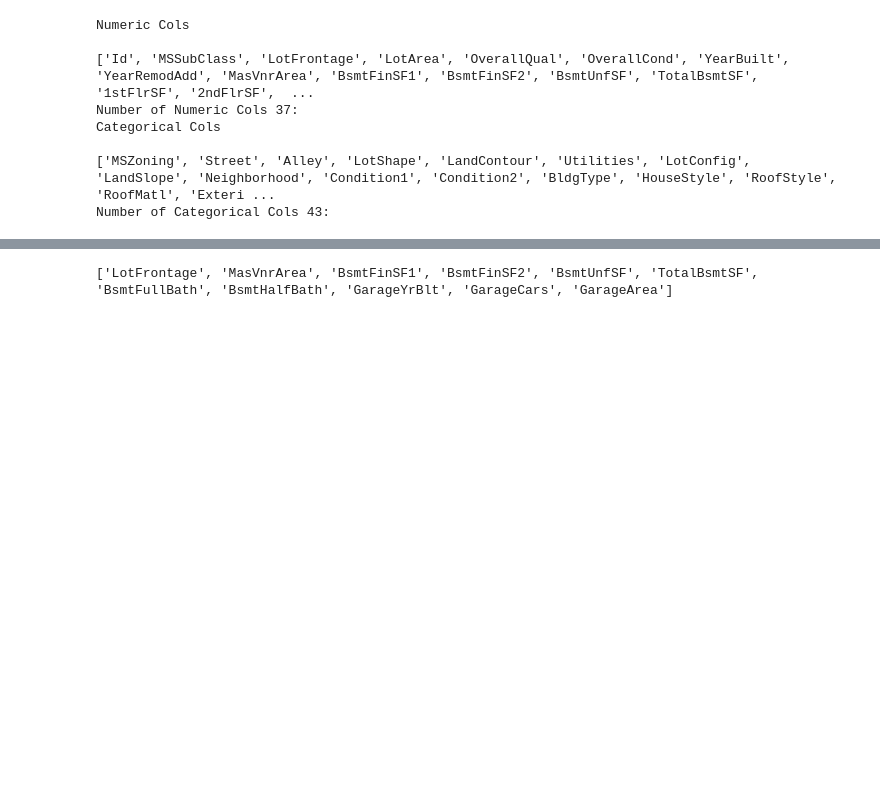
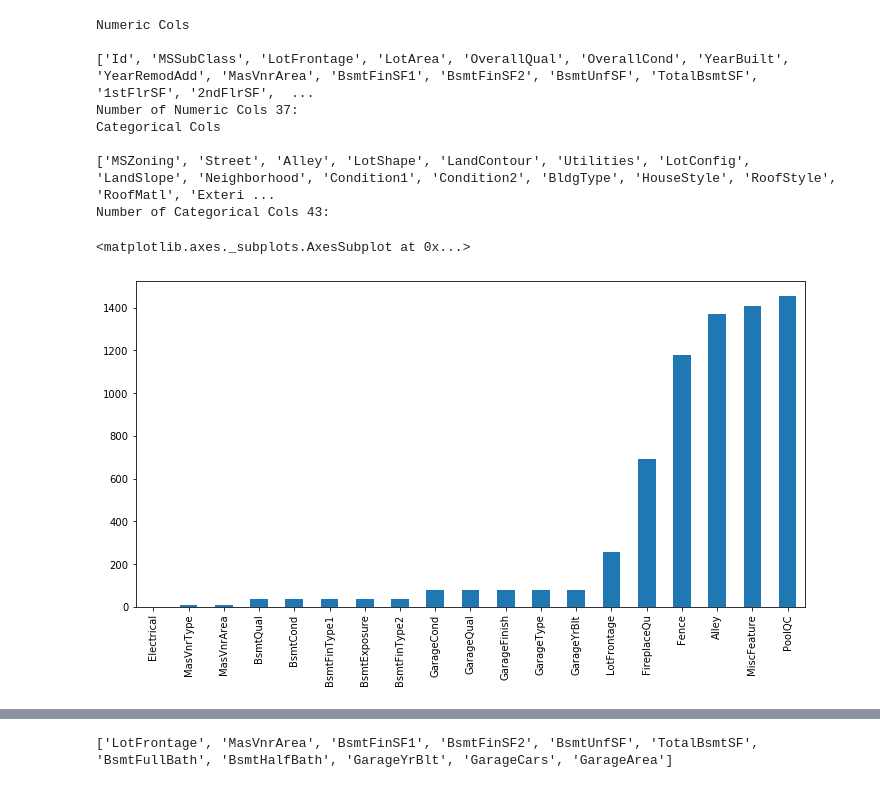
Before and after one commit to boubinmj/housing, a Jupyter notebook: housing.ipynb, the cells around one changed output, grey strips where cells are left out. Cells and saved outputs as stored; diff of their text form; code cells hidden in the pictures; blank space fills up the shorter version.

```diff
--- a/housing.ipynb
+++ b/housing.ipynb
@@ -36,8 +36,11 @@ Categorical Cols
 ['MSZoning', 'Street', 'Alley', 'LotShape', 'LandContour', 'Utilities', 'LotConfig', 'LandSlope', 'Neighborhood', 'Condition1', 'Condition2', 'BldgType', 'HouseStyle', 'RoofStyle', 'RoofMatl', 'Exteri ...
 Number of Categorical Cols 43:
 # %%
-missing = df_train.isnull().sum()
+missing = train.isnull().sum()
 missing = missing[missing > 0]
 missing.sort_values(inplace=True)
 missing.plot.bar()
+# %% [output]
+<matplotlib.axes._subplots.AxesSubplot at 0x...>
+[figure, added]
 # %%
```
Also changed, not shown: parts of 12 cells of this notebook.
